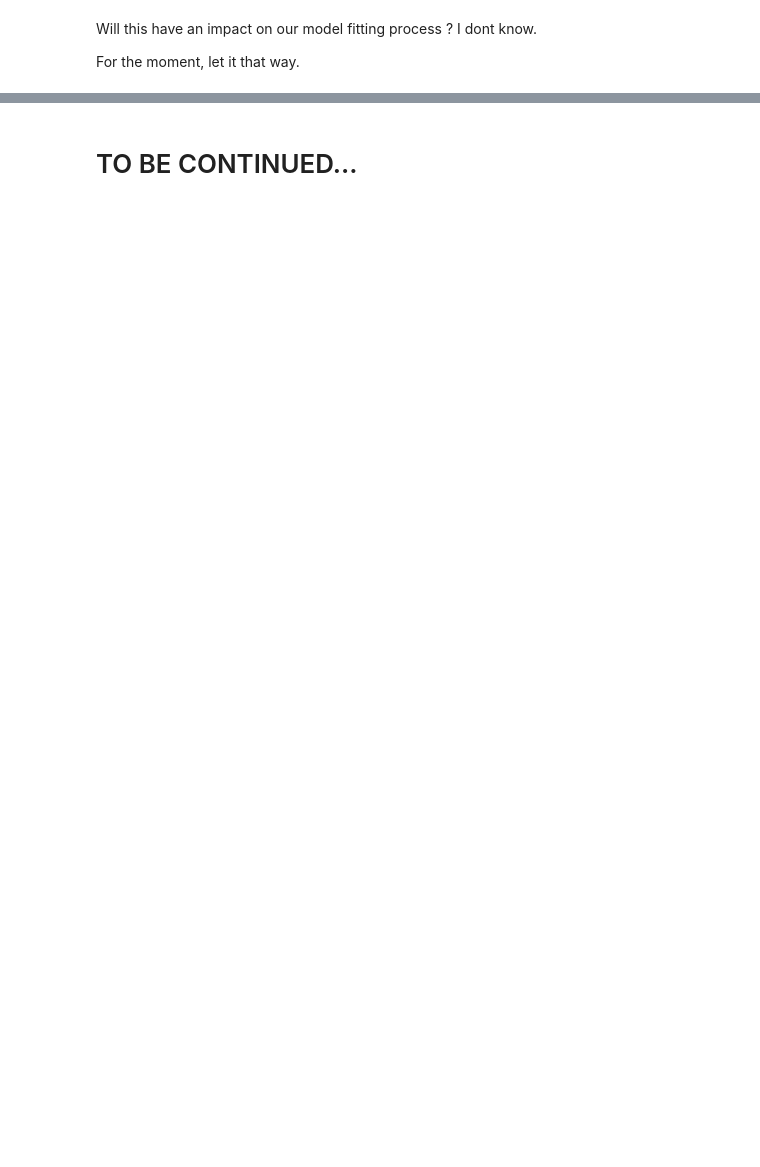
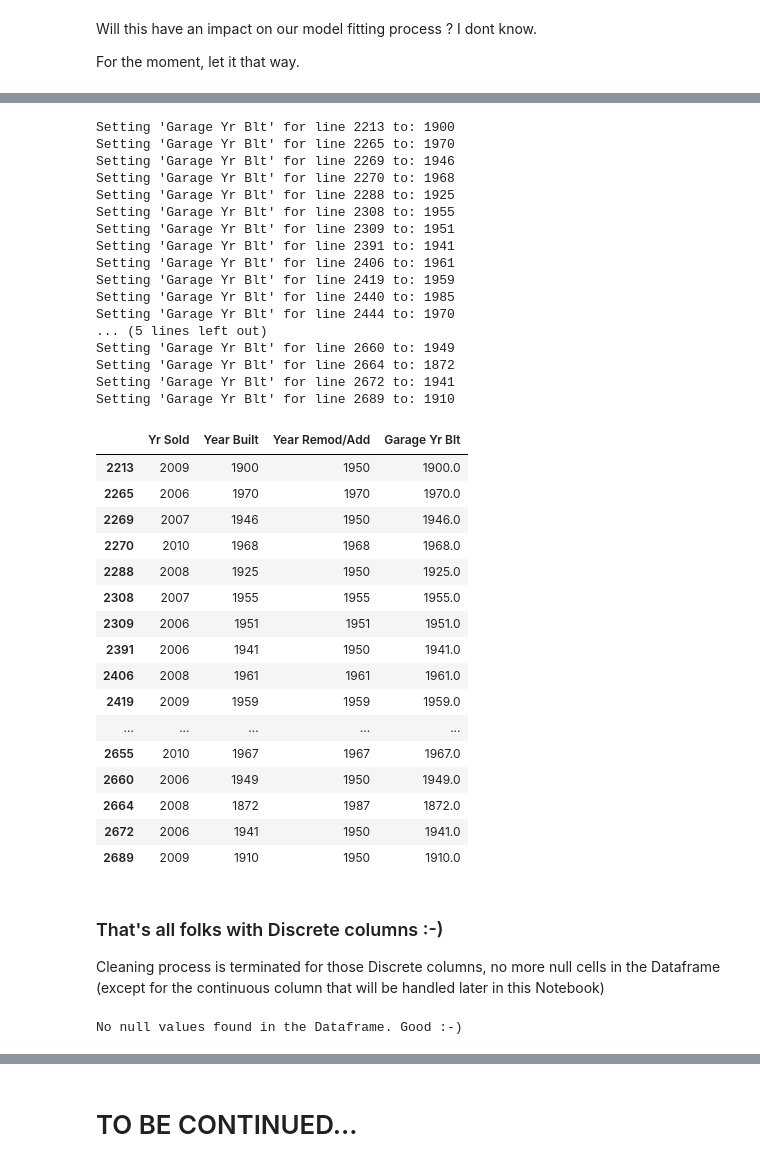
Before and after one commit to xnicolovici/machine_learning, a Jupyter notebook: notebooks/Course No 3/09. Course project/03. Part 2 - House prices/house-prices-solution.ipynb, the cells around one changed output, grey strips where cells are left out. Drawn from its saved outputs; the diff is of its cells as text; code cells hidden in the pictures; blank space fills up the shorter version.

```diff
--- a/notebooks/Course No 3/09. Course project/03. Part 2 - House prices/house-prices-solution.ipynb
+++ b/notebooks/Course No 3/09. Course project/03. Part 2 - House prices/house-prices-solution.ipynb
@@ -1027,3 +1054,62 @@ dtype: int64
+# %%
+
+# Replace null 'Garage Yr Blt' value with 'Year Built' value
+for i in line_index:
+    new_value = str(data_df.loc[i,'Year Built'])
+    print("Setting 'Garage Yr Blt' for line {} to: {}".format(i,new_value))
+    data_df.at[i,'Garage Yr Blt']=new_value
+
+# Check the result
+data_df.iloc[line_index][['Yr Sold', 'Year Built', 'Year Remod/Add', 'Garage Yr Blt']]
+# %% [output]
+Setting 'Garage Yr Blt' for line 2213 to: 1900
+Setting 'Garage Yr Blt' for line 2265 to: 1970
+Setting 'Garage Yr Blt' for line 2269 to: 1946
+Setting 'Garage Yr Blt' for line 2270 to: 1968
+Setting 'Garage Yr Blt' for line 2288 to: 1925
+Setting 'Garage Yr Blt' for line 2308 to: 1955
+Setting 'Garage Yr Blt' for line 2309 to: 1951
+Setting 'Garage Yr Blt' for line 2391 to: 1941
+Setting 'Garage Yr Blt' for line 2406 to: 1961
+Setting 'Garage Yr Blt' for line 2419 to: 1959
+Setting 'Garage Yr Blt' for line 2440 to: 1985
+Setting 'Garage Yr Blt' for line 2444 to: 1970
+... (5 lines left out)
+Setting 'Garage Yr Blt' for line 2660 to: 1949
+Setting 'Garage Yr Blt' for line 2664 to: 1872
+Setting 'Garage Yr Blt' for line 2672 to: 1941
+Setting 'Garage Yr Blt' for line 2689 to: 1910
+|  | Yr Sold | Year Built | Year Remod/Add | Garage Yr Blt |
+| 2213 | 2009 | 1900 | 1950 | 1900.0 |
+| 2265 | 2006 | 1970 | 1970 | 1970.0 |
+| 2269 | 2007 | 1946 | 1950 | 1946.0 |
+| 2270 | 2010 | 1968 | 1968 | 1968.0 |
+| 2288 | 2008 | 1925 | 1950 | 1925.0 |
+| 2308 | 2007 | 1955 | 1955 | 1955.0 |
+| 2309 | 2006 | 1951 | 1951 | 1951.0 |
+| 2391 | 2006 | 1941 | 1950 | 1941.0 |
+| 2406 | 2008 | 1961 | 1961 | 1961.0 |
+| 2419 | 2009 | 1959 | 1959 | 1959.0 |
+| ... | ... | ... | ... | ... |
+| 2655 | 2010 | 1967 | 1967 | 1967.0 |
+| 2660 | 2006 | 1949 | 1950 | 1949.0 |
+| 2664 | 2008 | 1872 | 1987 | 1872.0 |
+| 2672 | 2006 | 1941 | 1950 | 1941.0 |
+| 2689 | 2009 | 1910 | 1950 | 1910.0 |
+# %% [markdown]
+### That's all folks with Discrete columns :-)
+
+Cleaning process is terminated for those Discrete columns, no more null cells in the Dataframe (except for the continuous column that will be handled later
+in this Notebook)
+# %%
+# Is there any null values, except in the 'SalePrice' and 'Mas Vnr Area' columns ?
+null_count=data_df.drop(['SalePrice', 'Mas Vnr Area'], axis=1).isnull().sum().sort_values(ascending=False).sum()
+if(null_count == 0):
+    print("No null values found in the Dataframe. Good :-)")
+else:
+    raise SystemExit("WARNING: Found null cells in Dataframe. Aborting Notebook execution")
+# %% [output]
+No null values found in the Dataframe. Good :-)
 # %%
 temp_df=getTestDataset()
 temp_df[temp_df['Garage Yr Blt'].isnull()][['Year Built', 'Yr Sold', 'Year Remod/Add',  'Garage Yr Blt']]
```
Also changed, not shown: parts of 36 cells of this notebook, 1 other file.
